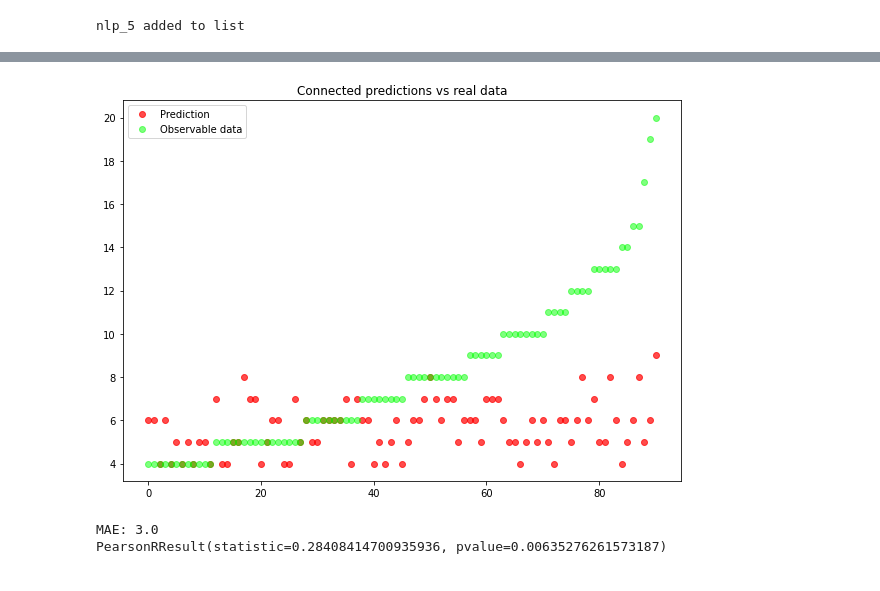
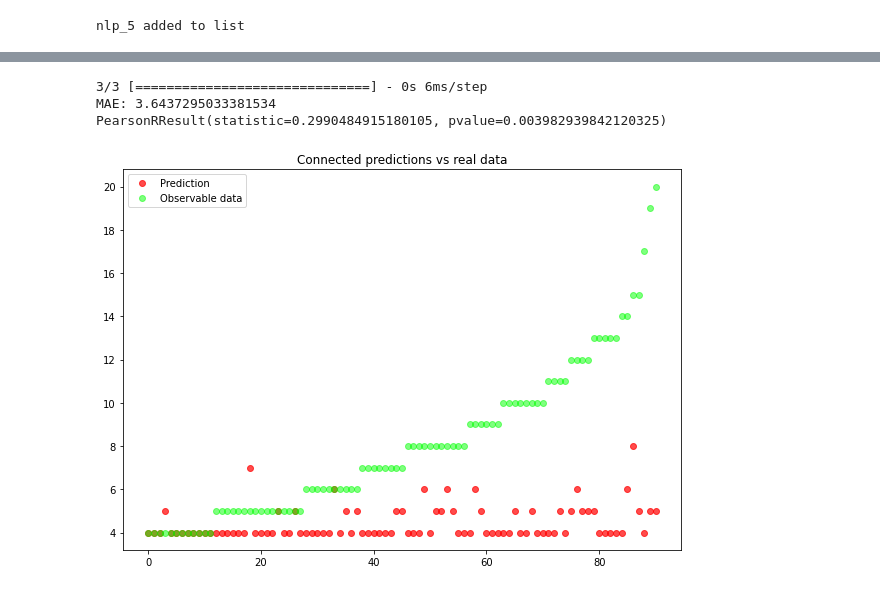
Before and after one commit to agatumm420/NLP_GamingAdd, a Jupyter notebook: main.ipynb, the cells around one changed output, grey strips where cells are left out. Drawn from its saved outputs; the diff is of its cells as text; code cells hidden in the pictures.

```diff
--- a/main.ipynb
+++ b/main.ipynb
@@ -141,6 +261,12 @@ PearsonRResult(statistic=0.2768160174699566, pvalue=0.00790096578471985)
-# %%
-present_results(SVR_pilot_predictions, y_pilot)
-# %% [output]
-[figure, removed]
-MAE: 3.0
-PearsonRResult(statistic=0.28408414700935936, pvalue=0.00635276261573187)
+# %%
+# EVAL DATASET
+
+keras_eval_model = create_model()
+keras_eval_model.fit(X_main, y_main, batch_size=64, epochs=200, verbose=0)
+keras_pilot_predictions = keras_eval_model.predict(X_pilot).flatten()
+present_results(keras_pilot_predictions, y_pilot)
+# %% [output]
+3/3 [==============================] - 0s 6ms/step
+MAE: 3.6437295033381534
+PearsonRResult(statistic=0.2990484915180105, pvalue=0.003982939842120325)
+[figure, added]
```
Also changed, not shown: parts of 18 cells of this notebook.
